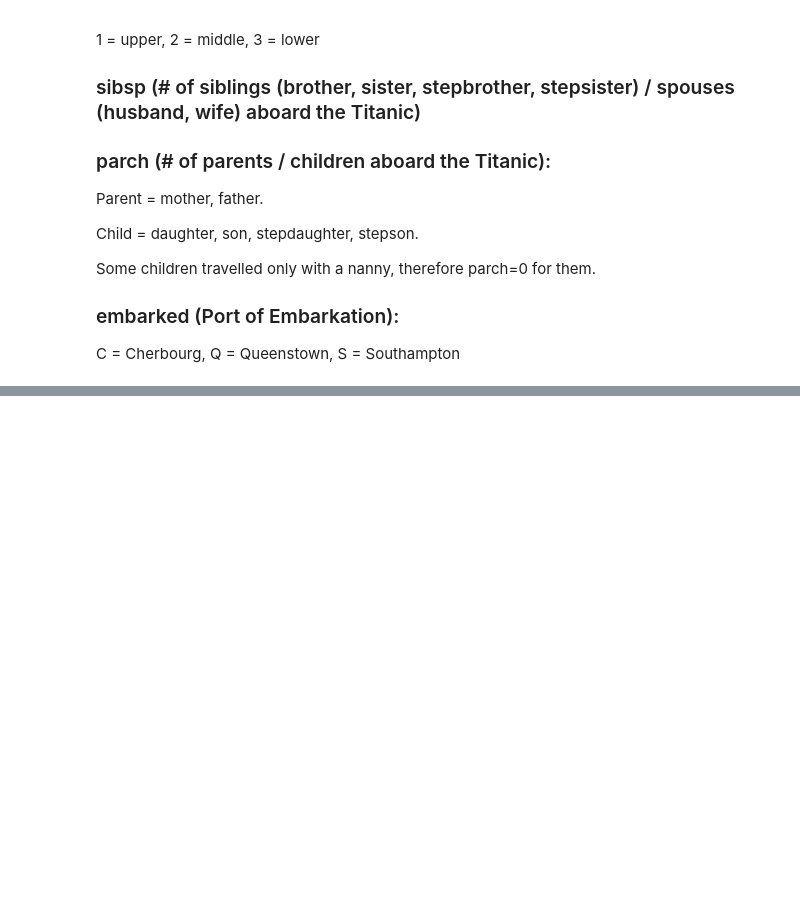
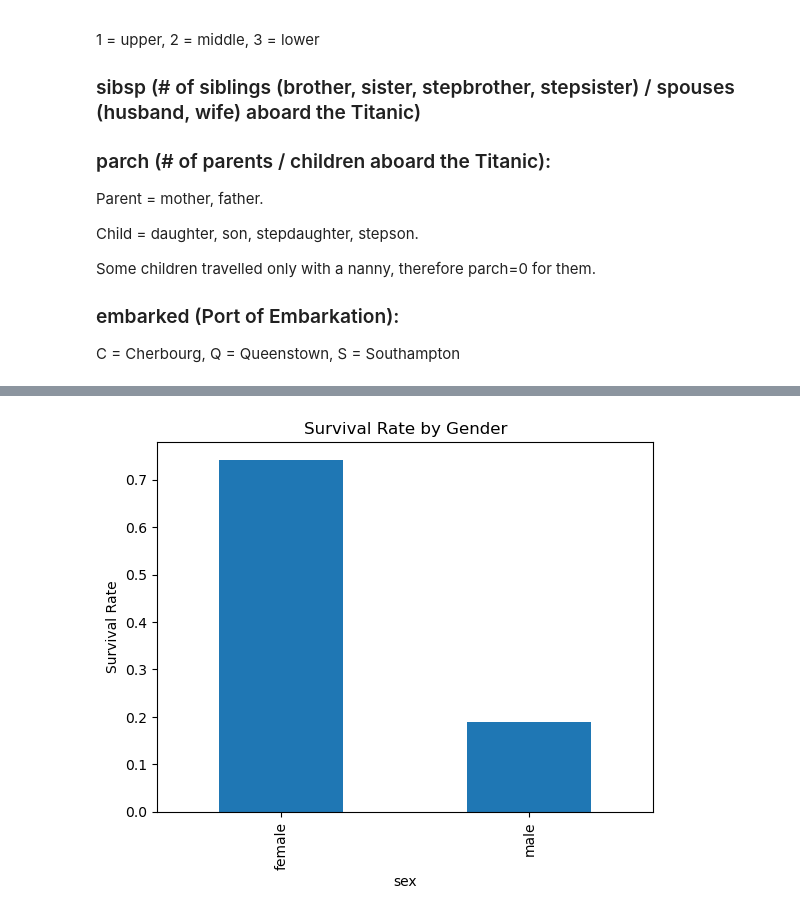
Before and after one commit to chance-roberts/DATA6550-Visualization, a Jupyter notebook: Code/Brown/BrownA_Visualization.ipynb, the cells around one changed output, grey strips where cells are left out. Drawn from its saved outputs; the diff is of its cells as text; code cells hidden in the pictures; blank space fills up the shorter version.

```diff
--- a/Code/Brown/BrownA_Visualization.ipynb
+++ b/Code/Brown/BrownA_Visualization.ipynb
@@ -62,0 +113,14 @@ memory usage: 80.7+ KB
+# %%
+## Good Visualizations
+
+survival_rate_gender = titanic.groupby('sex')['survived'].mean()
+survival_rate_gender.plot(kind='bar', title="Survival Rate by Gender")
+plt.ylabel("Survival Rate")
+plt.show()
+
+### Survival Rate by Gender (Stacked Bar Chart or Grouped Bar Chart)
+
+### Why it’s good: This shows the survival rates for men and women, which are clearly distinguishable and highlights the difference in survival between the two genders.
+### Visualization: Stacked bar or grouped bar chart to show survival rates for males and females.
+# %% [output]
+[figure, added]
```
Also changed, not shown: parts of 12 cells of this notebook.
